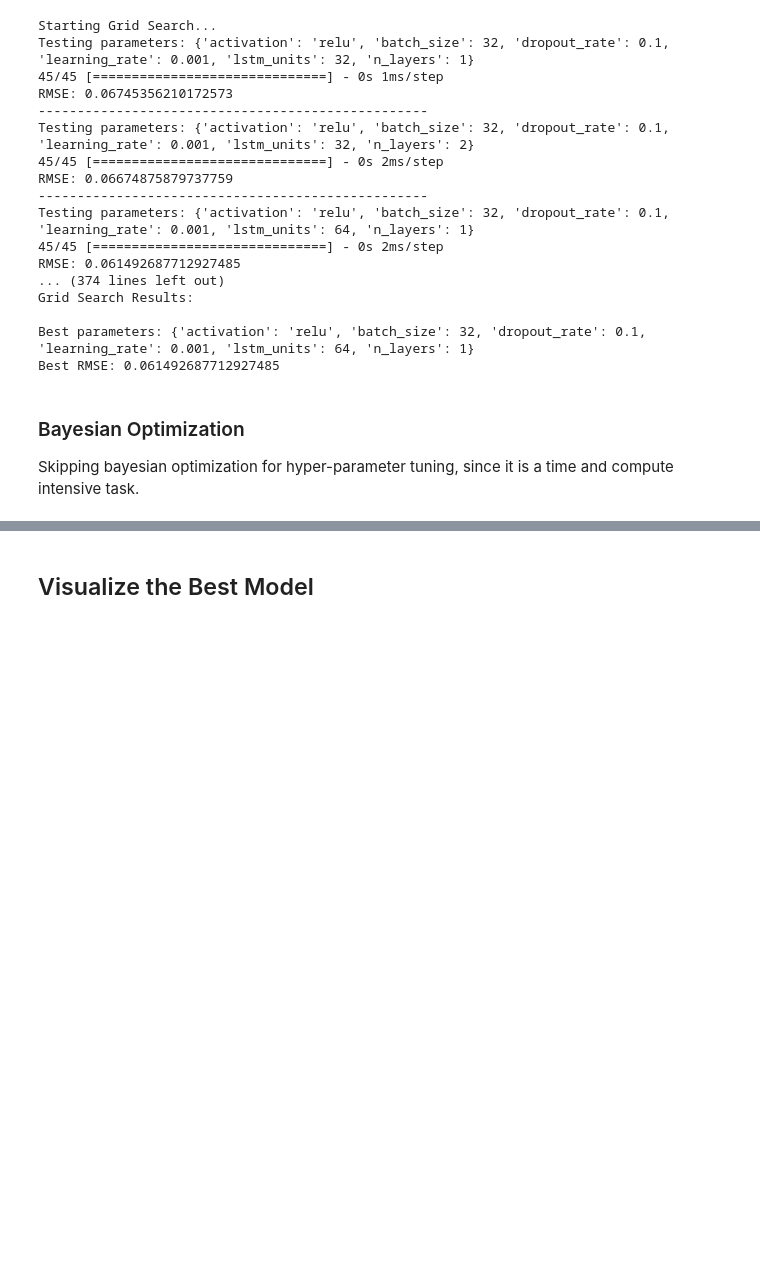
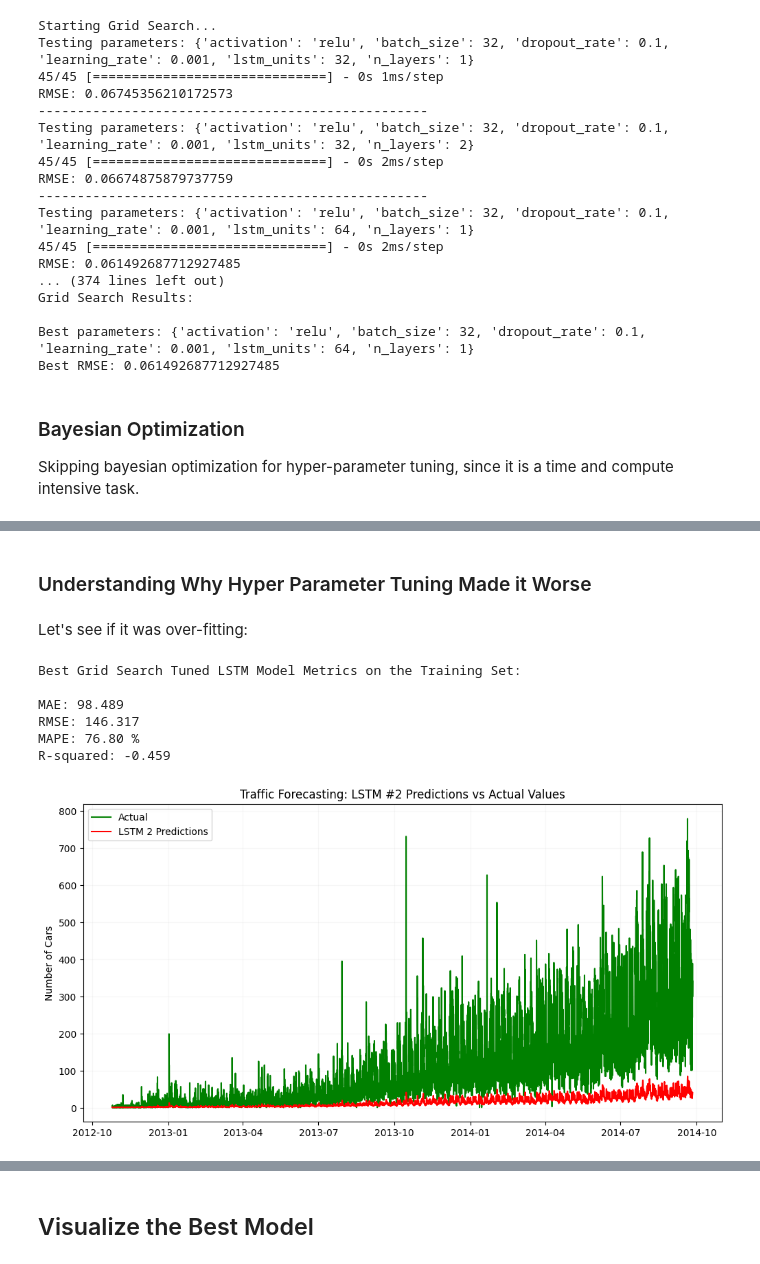
Before and after one commit to rkaushick-neu/traffic-forecasting, a Jupyter notebook: traffic_forecast_1.ipynb, the cells around one changed output, grey strips where cells are left out. Saved outputs shown, nothing was run; the diff lists cells and outputs as text; code cells hidden in the pictures; blank space fills up the shorter version.

Commit message:
performed grid search for hyper-parameter tuning again, evaluated lstm models and visualized best lstm model. Completed DL model.

```diff
--- a/traffic_forecast_1.ipynb
+++ b/traffic_forecast_1.ipynb
@@ -1086,0 +1122,26 @@ print(f"Best RMSE: {-best_bayes_result['target']}")
+# %%
+# Best parameters from Grid Search:
+# { 'activation': 'relu',
+#   'batch_size': 32,
+#   'dropout_rate': 0.1,
+#   'learning_rate': 0.001,
+#   'lstm_units': 64,
+#   'n_layers': 1 }
+best_grid_model = Sequential([
+    LSTM(64, activation='relu', input_shape=(24, 1), return_sequences=False),
+    Dropout(0.1),
+    Dense(1)
+])
+
+# compiling the model & using legacy Adam optimizer as the the v2.11+ optimizer `tf.keras.optimizers.Adam` runs slowly on M1/M2 Macs
+optimizer = tf.keras.optimizers.legacy.Adam(learning_rate=0.001)
+best_grid_model.compile(optimizer=optimizer, loss='mse')
+
+# Early stopping
+early_stopping = EarlyStopping(
+    monitor='val_loss',
+    patience=10,
+    restore_best_weights=True
+)
+
+best_grid_model.summary()
@@ -1086,0 +1174,4 @@ print(f"Best RMSE: {-best_bayes_result['target']}")
+# %%
+# Making predictions on train & test sets
+lstm_2_train_predict = best_grid_model.predict(X_train)
+lstm_2_test_predict = best_grid_model.predict(X_test)
@@ -1086,0 +1181,4 @@ print(f"Best RMSE: {-best_bayes_result['target']}")
+# %%
+# Inverse transform on predictions
+lstm_2_train_predict = scaler.inverse_transform(lstm_2_train_predict)
+lstm_2_test_predict = scaler.inverse_transform(lstm_2_test_predict)
@@ -1086,0 +1229,29 @@ print(f"Best RMSE: {-best_bayes_result['target']}")
+# %% [markdown]
+### Understanding Why Hyper Parameter Tuning Made it Worse
+# %% [markdown]
+Let's see if it was over-fitting:
+# %%
+print('Best Grid Search Tuned LSTM Model Metrics on the Training Set:\n')
+
+print(f'MAE: {mean_absolute_error(y_train_inv.T, lstm_2_train_predict):.3f}')
+print(f'RMSE: {np.sqrt(mean_squared_error(y_train_inv.T, lstm_2_train_predict)):.3f}')
+print(f'MAPE: {mean_absolute_percentage_error(y_train_inv.T, lstm_2_train_predict):.2f} %')
+print(f'R-squared: {r2_score(y_train_inv.T, lstm_2_train_predict):.3f}')
+# %% [output]
+Best Grid Search Tuned LSTM Model Metrics on the Training Set:
+
+MAE: 98.489
+RMSE: 146.317
+MAPE: 76.80 %
+R-squared: -0.459
+# %%
+# plotting the graph of the model on training data
+plt.figure(figsize=(12,6))
+plt.plot(df.index[-len(lstm_2_train_predict):], y_train_inv.T, label='Actual', color='green')
+plt.plot(df.index[-len(lstm_2_train_predict):], lstm_2_train_predict, label='LSTM 2 Predictions', color='red')
+plt.title('Traffic Forecasting: LSTM #2 Predictions vs Actual Values')
+plt.ylabel('Number of Cars')
+plt.legend()
+plt.grid(True, alpha=0.1)
+# %% [output]
+[figure, added]
```
Also changed, not shown: parts of 49 cells of this notebook.
